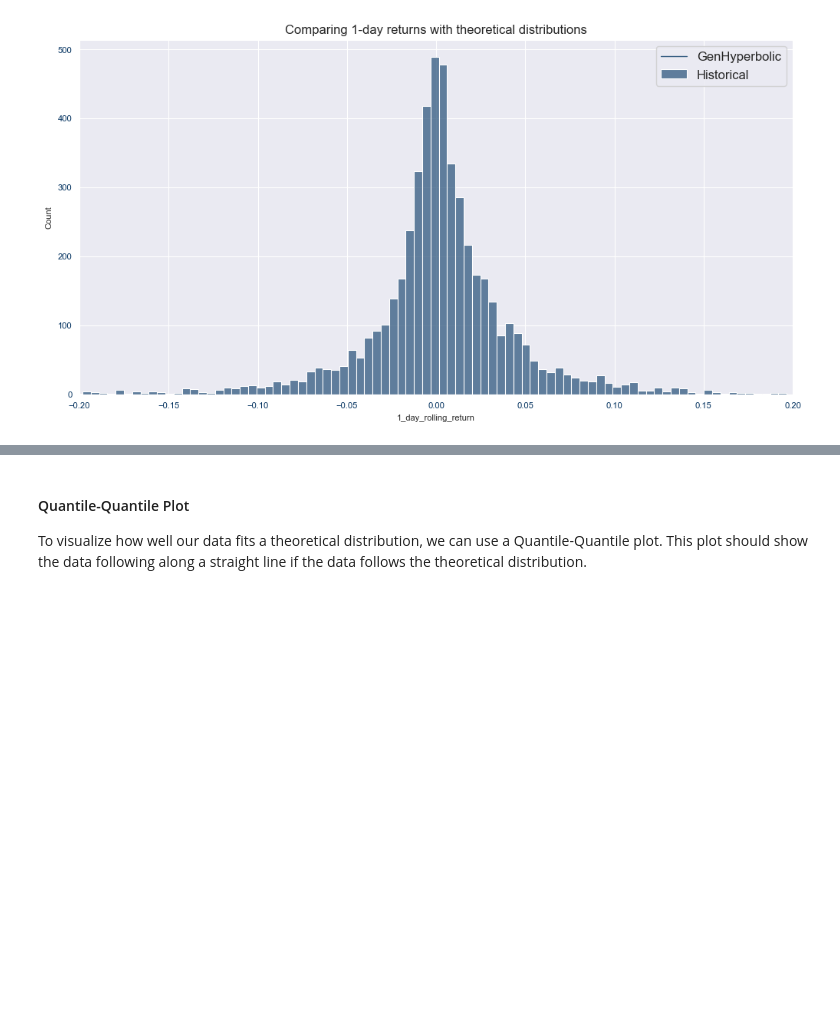
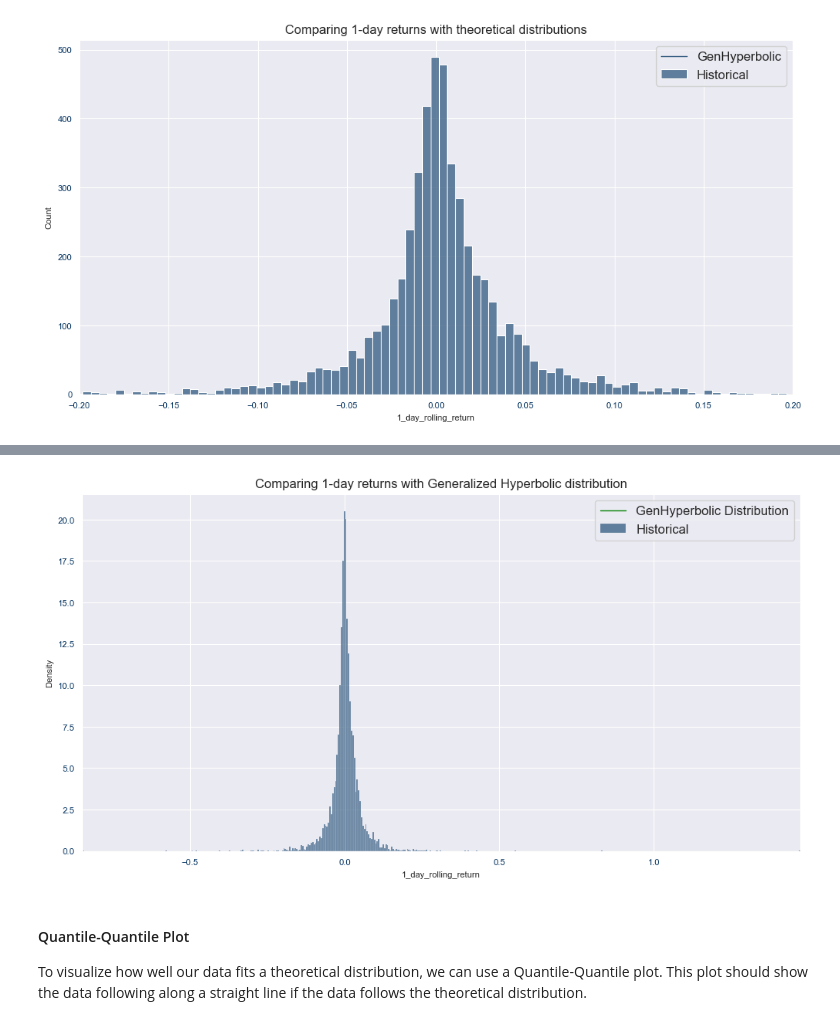
Before and after one commit to notp1ssed/ProjetoFinal-PosGraduacaoEngenhariaFinanceira, a Jupyter notebook: bitcoin_distribution_nakamoto_swan_research.ipynb, the cells around one changed output, grey strips where cells are left out. Cells and saved outputs as stored; diff of their text form; code cells hidden in the pictures; blank space fills up the shorter version.

```diff
--- a/bitcoin_distribution_nakamoto_swan_research.ipynb
+++ b/bitcoin_distribution_nakamoto_swan_research.ipynb
@@ -203,3 +251,17 @@ plt.show()
+# %%
+# Try plotting just one PDF at a time
+plt.figure(figsize=(12,6))
+plt.xlim(df[f'{n}_day_rolling_return'].min(), df[f'{n}_day_rolling_return'].max())  # Adjust x-limits accordingly
+sns.histplot(data=df, x=f'{n}_day_rolling_return', bins=500, label="Historical", kde=False, stat="density")
+
+# Example with the generalized hyperbolic distribution
+plt.plot(x, genhyperbolic_pdf, label="GenHyperbolic Distribution", color='green')
+
+plt.title(f"Comparing {n}-day returns with Generalized Hyperbolic distribution")
+plt.legend()
+plt.show()
+# %% [output]
+[figure, added]
 # %% [markdown]
 #### Quantile-Quantile Plot
 To visualize how well our data fits a theoretical distribution, we can use a Quantile-Quantile plot. This plot should show the data following along a straight line if the data follows the theoretical distribution.
```
Also changed, not shown: parts of 10 cells of this notebook, 24 other files.
